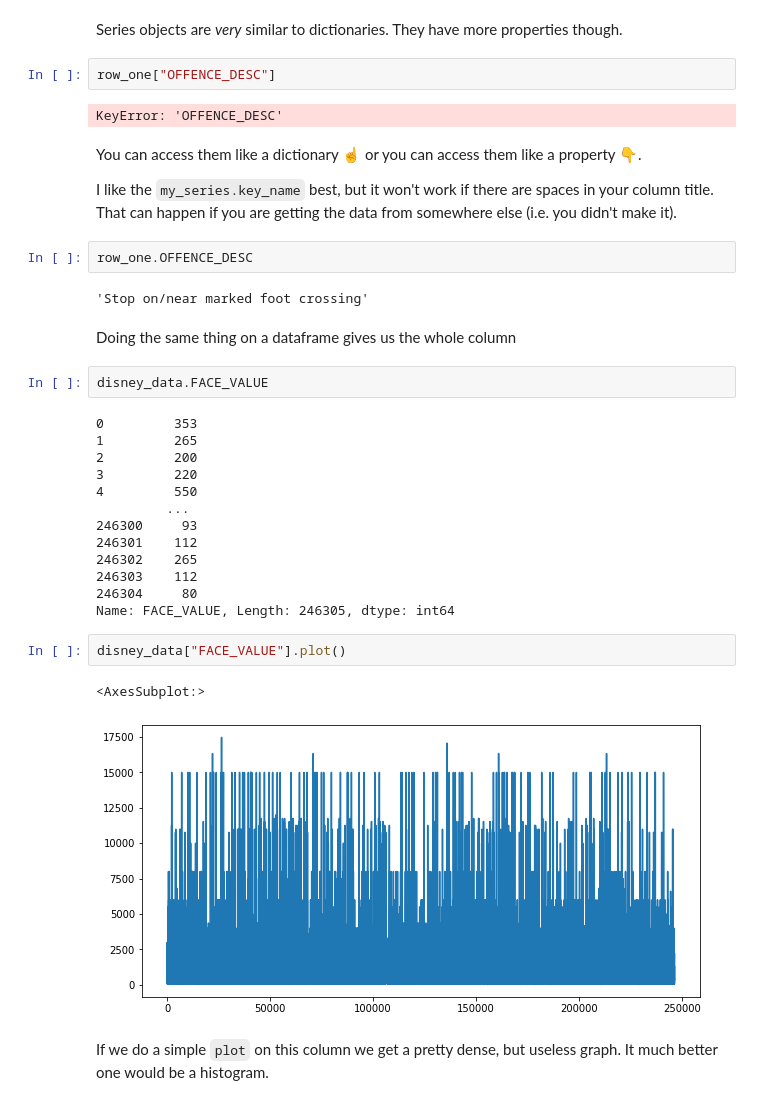
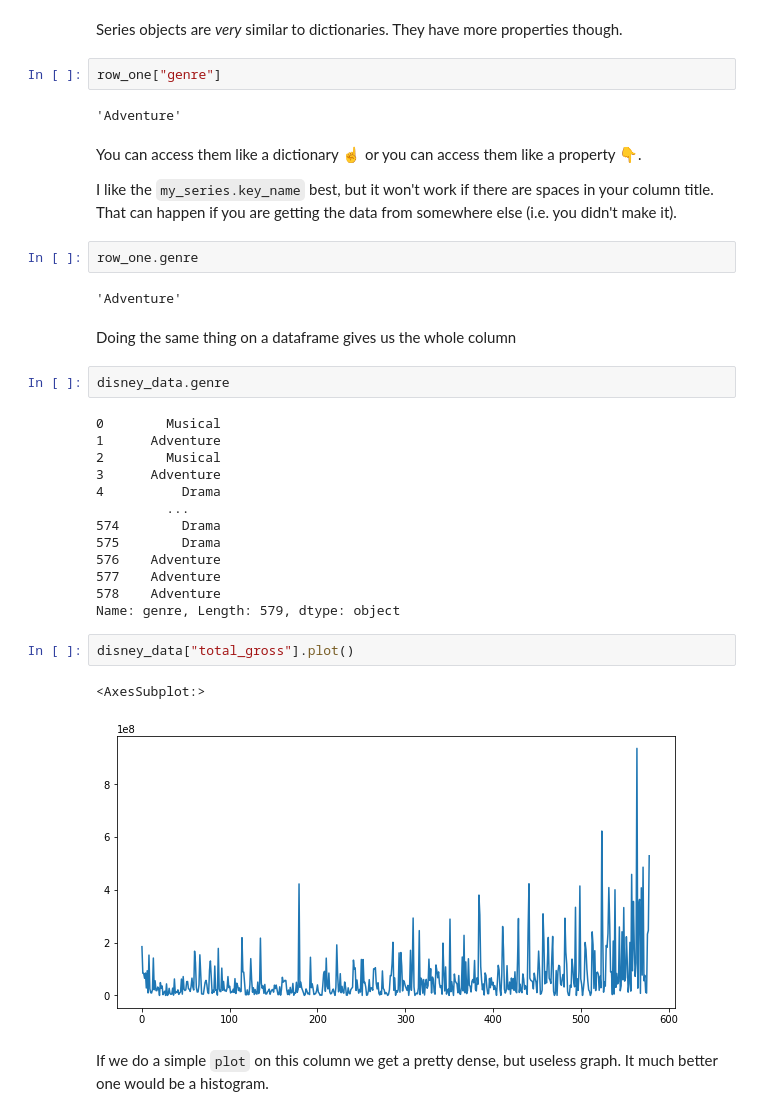
Before and after one commit to vincebacani/data_project, a Jupyter notebook: basic_pandas.ipynb, the cells around one changed output. Drawn from its saved outputs; the diff is of its cells as text.

Commit message:
fixing the data reading

```diff
--- a/basic_pandas.ipynb
+++ b/basic_pandas.ipynb
@@ -97,39 +97,39 @@ Name: 1, dtype: object
 # %% [markdown]
 Series objects are _very_ similar to dictionaries. They have more properties though.
 # %%
-row_one["OFFENCE_DESC"]
+row_one["genre"]
 # %% [output]
-KeyError: 'OFFENCE_DESC'
+'Adventure'
 # %% [markdown]
 You can access them like a dictionary ☝ or you can access them like a property 👇.
 
 I like the `my_series.key_name` best, but it won't work if there are spaces in your column title. That can happen if you are getting the data from somewhere else (i.e. you didn't make it).
 # %%
-row_one.OFFENCE_DESC
+row_one.genre
 # %% [output]
-'Stop on/near marked foot crossing'
+'Adventure'
 # %% [markdown]
 Doing the same thing on a dataframe gives us the whole column
 # %%
-disney_data.FACE_VALUE
+disney_data.genre
 # %% [output]
-0         353
-1         265
-2         200
-3         220
-4         550
+0        Musical
+1      Adventure
+2        Musical
+3      Adventure
+4          Drama
          ...
-246300     93
-246301    112
-246302    265
-246303    112
-246304     80
-Name: FACE_VALUE, Length: 246305, dtype: int64
+574        Drama
+575        Drama
+576    Adventure
+577    Adventure
+578    Adventure
+Name: genre, Length: 579, dtype: object
 # %%
-disney_data["FACE_VALUE"].plot()
+disney_data["total_gross"].plot()
 # %% [output]
 <AxesSubplot:>
-[figure, old version]
+[figure, new version]
 # %% [markdown]
 If we do a simple `plot` on this column we get a pretty dense, but useless graph. It much better one would be a histogram.
 # %%
```
Also changed, not shown: parts of 18 cells of this notebook, 1 other file.
